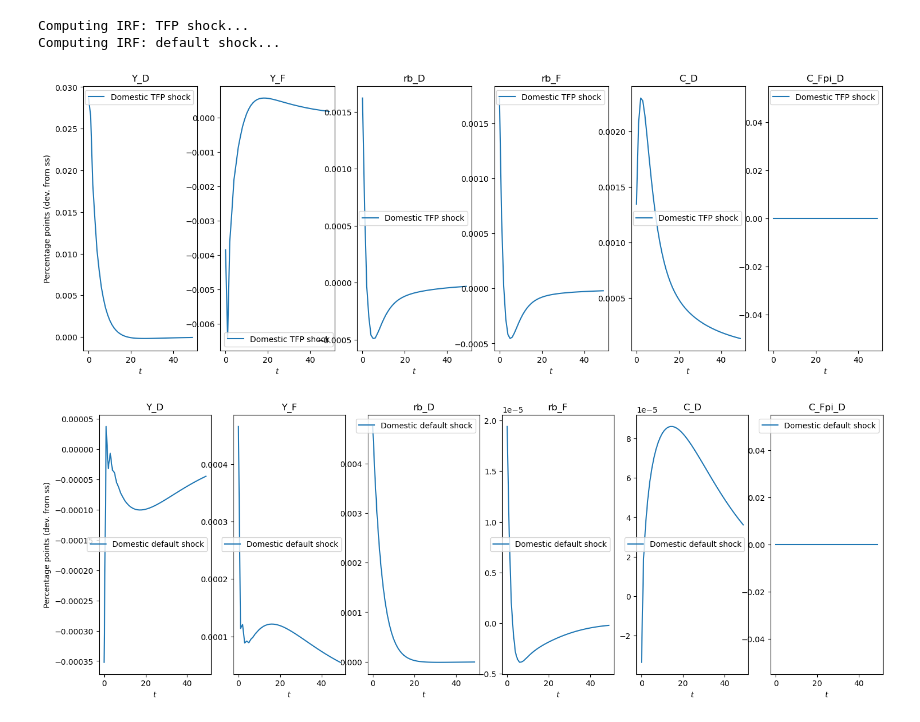
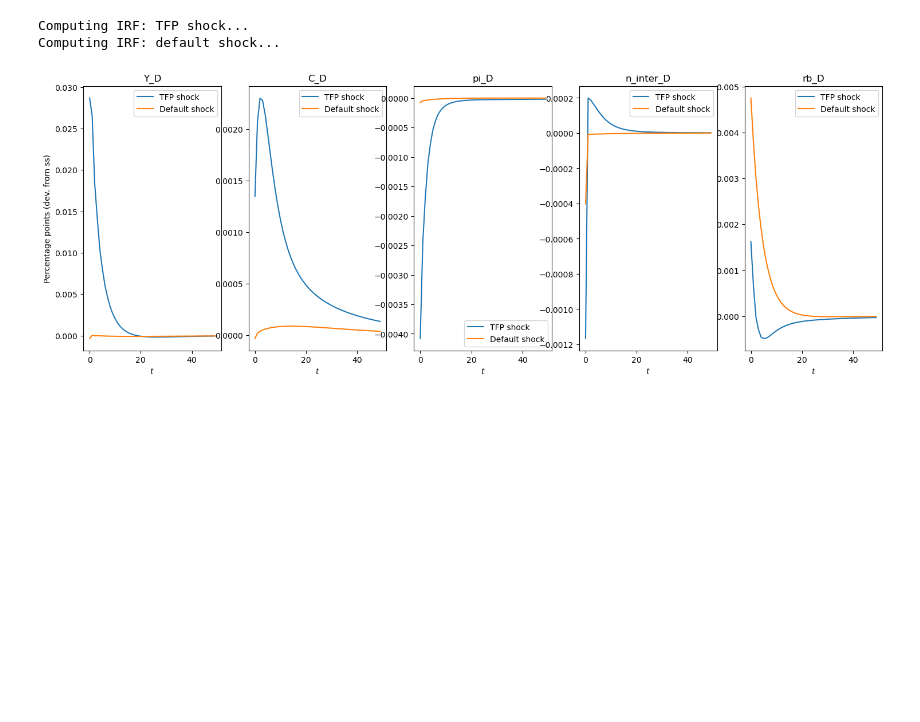
Before and after one commit to Daniel-Jensen/Quantitative_Model, a Jupyter notebook: model_v11.ipynb, the cells around one changed output. Drawn from its saved outputs; the diff is of its cells as text; code cells hidden in the pictures; blank space fills up the shorter version.

```diff
--- a/model_v11.ipynb
+++ b/model_v11.ipynb
@@ -511,27 +511,10 @@ irfs_def_D = ha_full.solve_impulse_linear(
 Computing IRF: TFP shock...
 Computing IRF: default shock...
 # %%
-real = ['Z_D', 'shock_def_D', 'def_rate_D', 'Y_D', 'C_D', 'I_D', 'K_D', 'Q_D', 'N_D', 'w_D', 'iota_D', 'mpk_D', 'cap_profit_D']
-
-financial = [
-    'theta_D', 'n_inter_D', 'rn_D', 'nu_D', 'eta_D',
-    'rdep_D', 'rb_D', 'rb_actual_D',
-    'b_gov_D', 'DEP_D', 'D_supply_D'
-]
-
-gov = ['def_rate_D', 'shock_def_D', 'b_gov_D', 'rb_D', 'rb_actual_D', 'TAX_D', 'lamb_D', 'G_D']
-
-residuals = [
-    'goods_mkt_D', 'deposit_mkt_D', 'K_res_D', 'n_inter_val_D',
-    'div_res_D', 'capital_res_D', 'q_res_D', 'b_gov_res_D',
-    'labor_mkt_res_D', 'nu_res_D', 'eta_res_D'
-]
-
-# ── IMPORTANT ────────────────────────────────────────────────────────────────
-important = ['Y_D', 'Y_F', 'rb_D', 'rb_F', 'C_D', 'C_F''pi_D']
-show_irfs([irfs_Z_D],   important, ['Domestic TFP shock'])
-show_irfs([irfs_def_D], important, ['Domestic default shock'])
+#TFP Shock
+show_irfs([irfs_Z_D,   irfs_def_D],
+          ['Y_D', 'C_D', 'pi_D', 'n_inter_D', 'rb_D'],
+          ['TFP shock', 'Default shock'])
 # %% [output]
-[figure, old version]
+[figure, new version]
-[figure, removed]
 # %%
```
Also changed, not shown: parts of 4 cells of this notebook.
